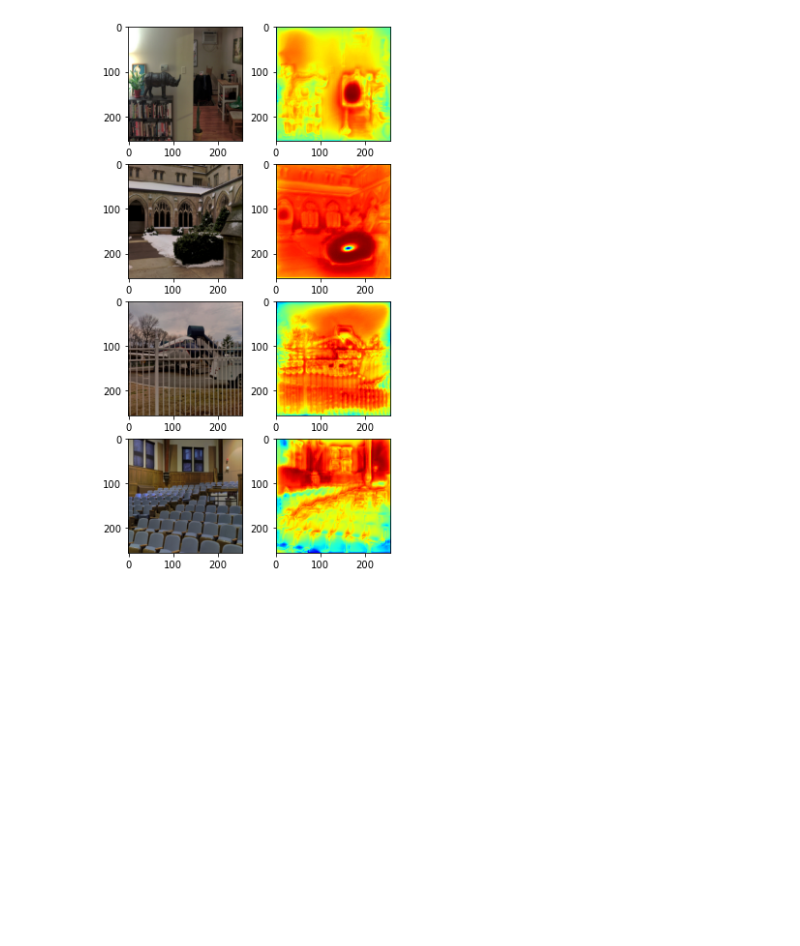
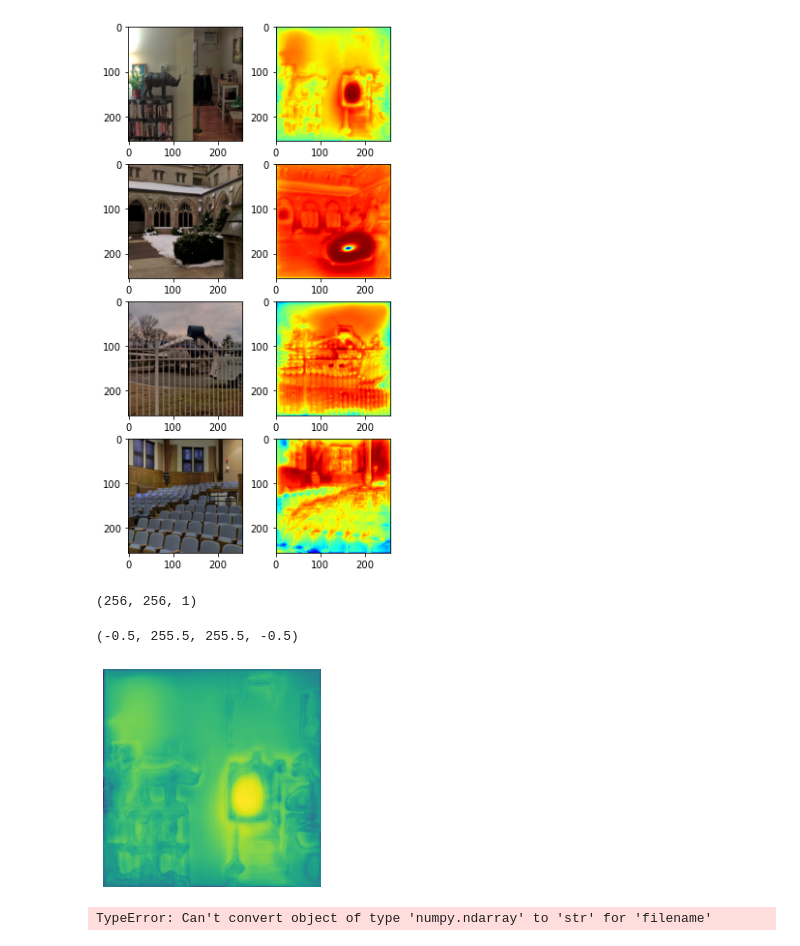
Before and after one commit to TYH71/Depth-Estimation-Demo, a Jupyter notebook: Sample_Inference.ipynb, the cells around one changed output. Saved outputs shown, nothing was run; the diff lists cells and outputs as text; code cells hidden in the pictures; blank space fills up the shorter version.

```diff
--- a/Sample_Inference.ipynb
+++ b/Sample_Inference.ipynb
@@ -51,3 +33,19 @@ for i in range(4):
 plt.show()
 # %% [output]
 [figure]
+# %%
+pred[0].shape
+# %% [output]
+(256, 256, 1)
+# %%
+plt.imshow(pred[0])
+plt.axis('off')
+# %% [output]
+(-0.5, 255.5, 255.5, -0.5)
+[figure, added]
+# %%
+import cv2
+
+cv2.imread(pred[0])
+# %% [output]
+TypeError: Can't convert object of type 'numpy.ndarray' to 'str' for 'filename'
```
Also changed, not shown: parts of 1 cell of this notebook, 2 other files.
